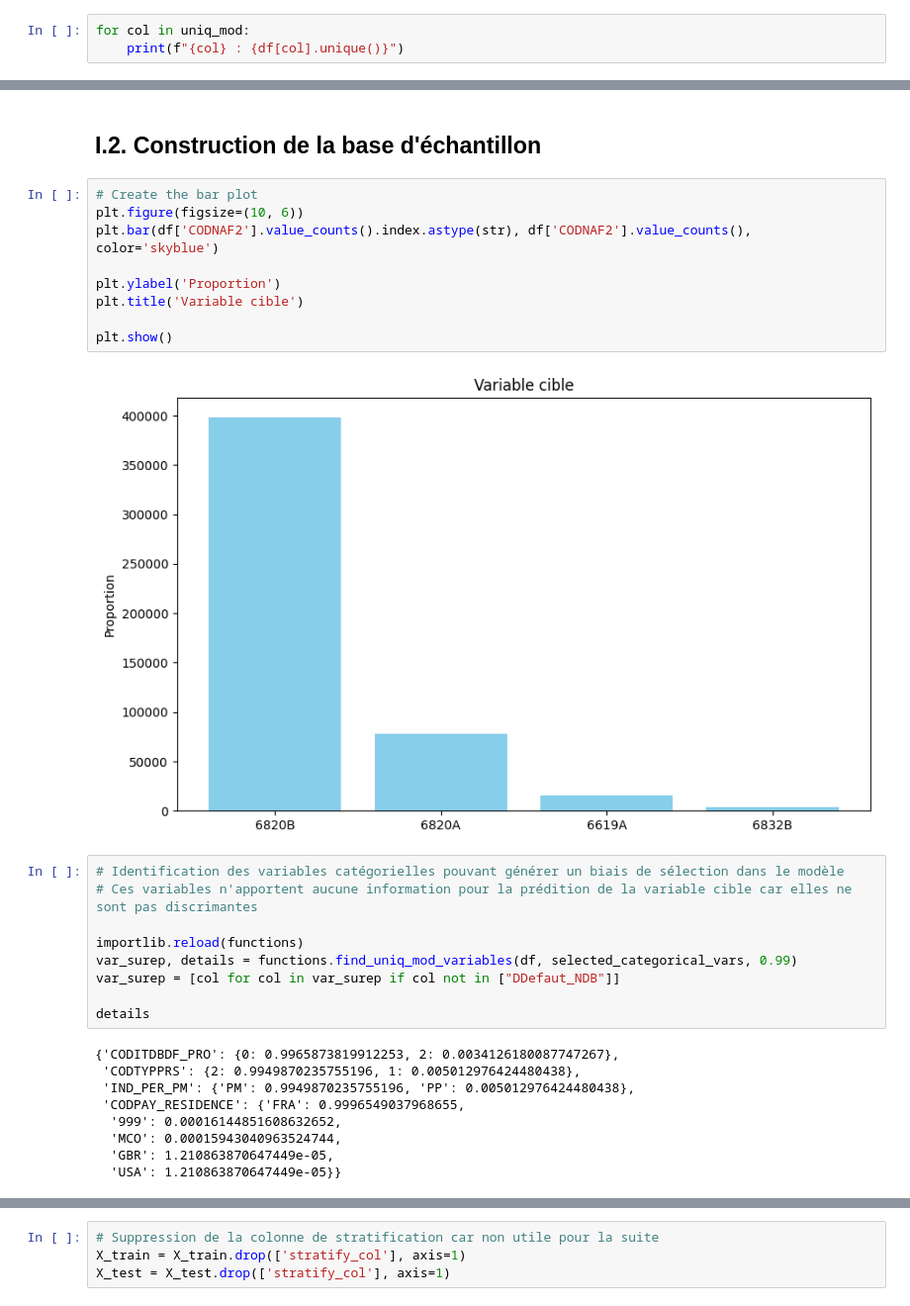
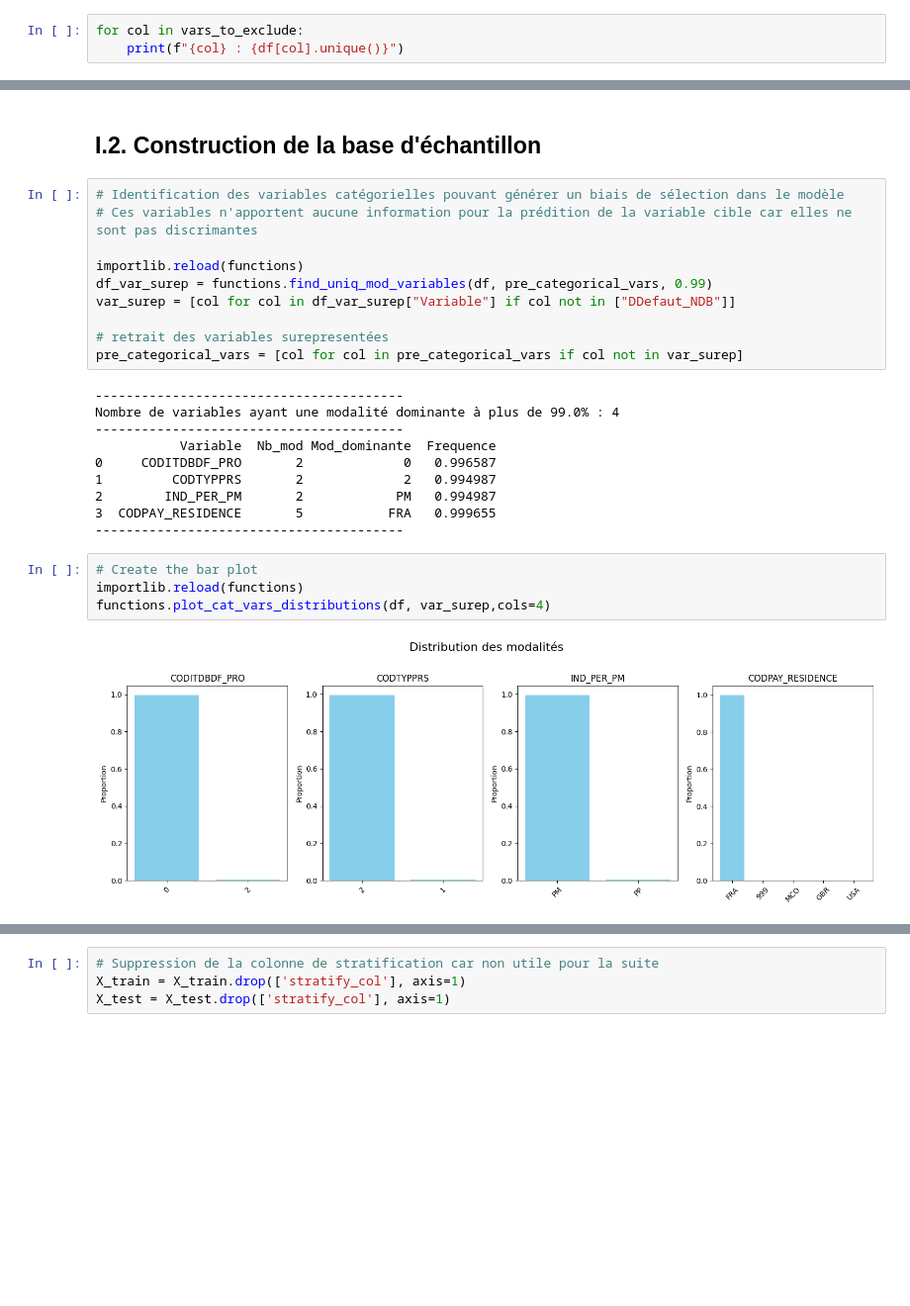
Before and after one commit to cheryl-kdio/Scoring-pj, a Jupyter notebook: desc.ipynb, the cells around one changed output, grey strips where cells are left out. Shown at 99% size. Cells and saved outputs as stored; diff of their text form; blank space fills up the shorter version.

```diff
--- a/desc.ipynb
+++ b/desc.ipynb
@@ -129,5 +122,5 @@ Identification des variables à une modalité au plus pour description des indiv
 # %%
-for col in uniq_mod:
+for col in vars_to_exclude:
     print(f"{col} : {df[col].unique()}")
 # %% [output]
 CRTOD_CMT_PRO_IND_0209 : [0]
@@ -248,32 +218,29 @@ plt.show()
 [figure]
 # %% [markdown]
 ## I.2. Construction de la base d'échantillon
-# %%
-# Create the bar plot
-plt.figure(figsize=(10, 6))
-plt.bar(df['CODNAF2'].value_counts().index.astype(str), df['CODNAF2'].value_counts(), color='skyblue')
-
-plt.ylabel('Proportion')
-plt.title('Variable cible')
-
-plt.show()
-# %% [output]
-[figure, removed]
 # %%
 # Identification des variables catégorielles pouvant générer un biais de sélection dans le modèle
 # Ces variables n'apportent aucune information pour la prédition de la variable cible car elles ne sont pas discrimantes
 
 importlib.reload(functions)
-var_surep, details = functions.find_uniq_mod_variables(df, selected_categorical_vars, 0.99)
-var_surep = [col for col in var_surep if col not in ["DDefaut_NDB"]]
+df_var_surep = functions.find_uniq_mod_variables(df, pre_categorical_vars, 0.99)
+var_surep = [col for col in df_var_surep["Variable"] if col not in ["DDefaut_NDB"]]
 
-details
+# retrait des variables surepresentées
+pre_categorical_vars = [col for col in pre_categorical_vars if col not in var_surep]
 # %% [output]
-{'CODITDBDF_PRO': {0: 0.9965873819912253, 2: 0.0034126180087747267},
- 'CODTYPPRS': {2: 0.9949870235755196, 1: 0.005012976424480438},
- 'IND_PER_PM': {'PM': 0.9949870235755196, 'PP': 0.005012976424480438},
- 'CODPAY_RESIDENCE': {'FRA': 0.9996549037968655,
-  '999': 0.00016144851608632652,
-  'MCO': 0.00015943040963524744,
-  'GBR': 1.210863870647449e-05,
-  'USA': 1.210863870647449e-05}}
+----------------------------------------
+Nombre de variables ayant une modalité dominante à plus de 99.0% : 4
+----------------------------------------
+           Variable  Nb_mod Mod_dominante  Frequence
+0     CODITDBDF_PRO       2             0   0.996587
+1         CODTYPPRS       2             2   0.994987
+2        IND_PER_PM       2            PM   0.994987
+3  CODPAY_RESIDENCE       5           FRA   0.999655
+----------------------------------------
+# %%
+# Create the bar plot
+importlib.reload(functions)
+functions.plot_cat_vars_distributions(df, var_surep,cols=4)
+# %% [output]
+[figure, added]
```
Also changed, not shown: parts of 69 cells of this notebook, 4 other files.
